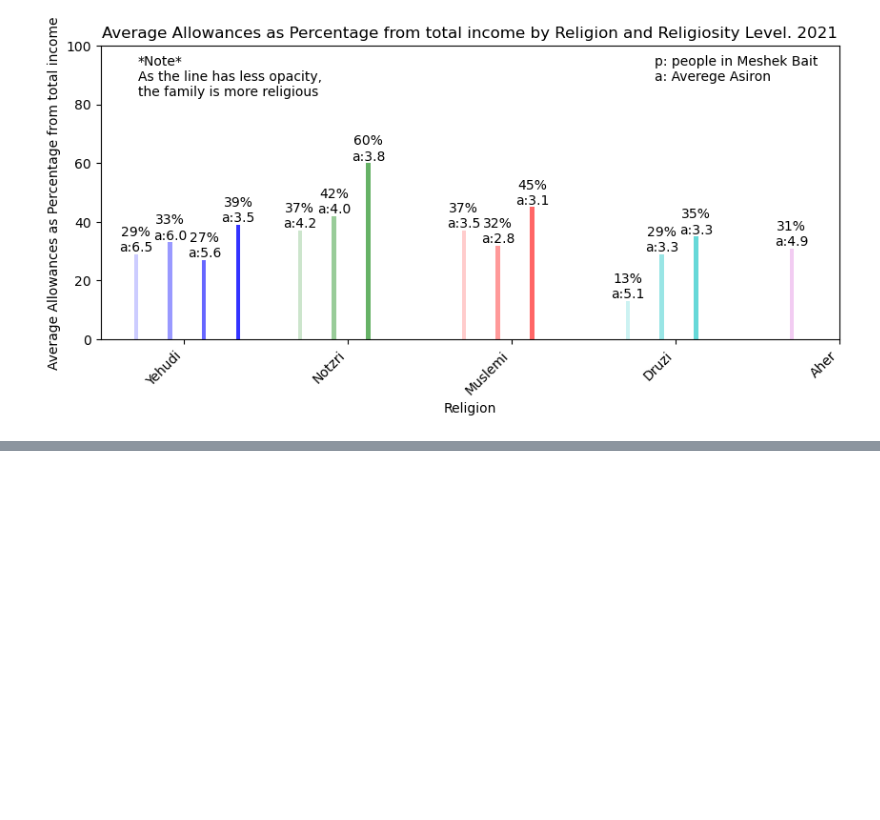
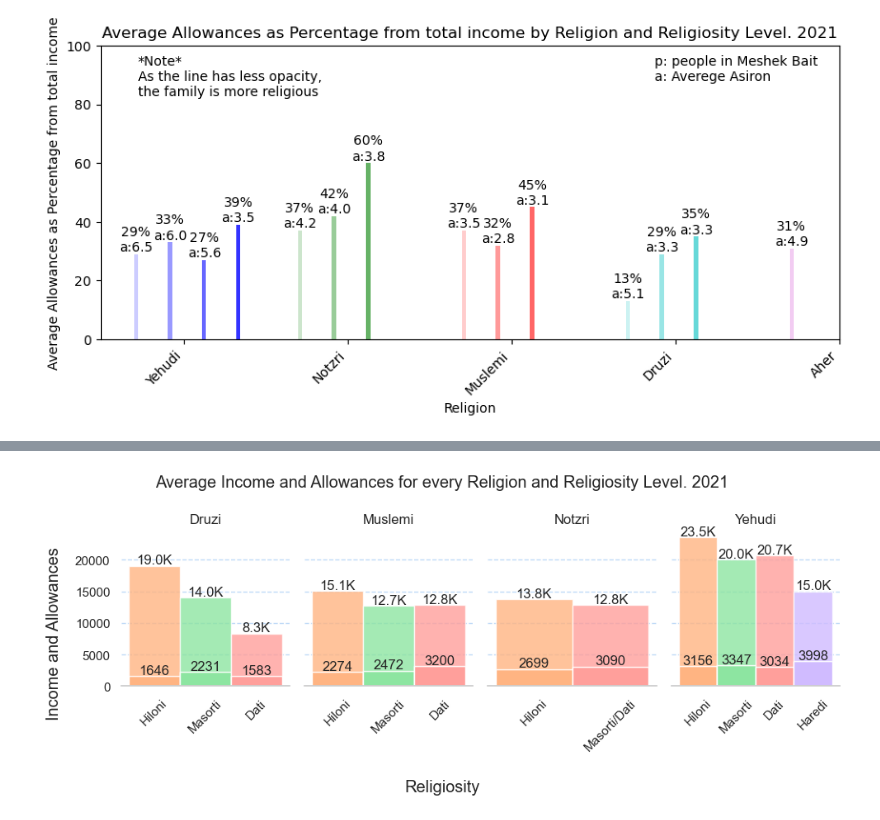
Before and after one commit to eladreuveni/Lamas, a Jupyter notebook: allowences_21.ipynb, the cells around one changed output, grey strips where cells are left out. Drawn from its saved outputs; the diff is of its cells as text; code cells hidden in the pictures; blank space fills up the shorter version.

```diff
--- a/allowences_21.ipynb
+++ b/allowences_21.ipynb
@@ -169,0 +381,61 @@ Text(0.75, 0.97, 'p: people in Meshek Bait\na: Averege Asiron')
+# %%
+# Assuming your data is stored in a DataFrame named 'grouped_df'
+religions = grouped_df['religion_name'].unique()
+
+# Define custom sort order
+custom_order = ['Hiloni', 'Masorti', 'Masorti/Dati', 'Dati', 'Haredi', 'all']
+
+# Define bar width
+bar_width = 1
+
+palette = sns.color_palette('pastel')
+color_dict = {
+    'all': palette[0],
+    'Hiloni': palette[1],
+    'Masorti': palette[2],
+    'Masorti/Dati': palette[3],
+    'Dati': palette[3],
+    'Haredi': palette[4],
+}
+
+# Plotting subplots with shared y-axis
+fig, axes = plt.subplots(1, len(religions), figsize=(10, 4), sharey=True)
+bottom = np.zeros(3)
+
+for i, ax in enumerate(axes.flatten()):
+    grouped_df['grouped_religiosity'] = pd.Categorical(grouped_df['grouped_religiosity'], categories=custom_order, ordered=True)
+    dfi = grouped_df[grouped_df['religion_name'] == religions[i]]
+    dfi = dfi.sort_values('grouped_religiosity')
+    positions = np.arange(len(dfi))  # Set positions for bars
+
+    for j, (_, data) in enumerate(dfi.iterrows()):
+        tot_allow = data['total_allowances']
+        bruto = data['bruto_income']
+        ax.bar(positions[j], tot_allow, bottom=bottom, width=bar_width, color=color_dict[data['grouped_religiosity']], alpha=1)
+        ax.bar(positions[j], bruto - tot_allow, bottom=tot_allow, width=bar_width, color=color_dict[data['grouped_religiosity']], alpha=0.8)
+#         bottom += data['bruto_income']
+        # Add labels above the bars
+        ax.text(j * bar_width, tot_allow + 300, f"{(tot_allow):.0f}", ha='center')
+        ax.text(j * bar_width, bruto + 300, f"{(bruto/1000):.1f}K", ha='center')
+
+    ax.set_title(religions[i])
+    ax.set_xticks(positions)
+    ax.set_xticklabels(dfi['grouped_religiosity'], rotation=45)  # Set x-axis labels
+
+    ax.spines['top'].set_visible(False)
+    ax.spines['right'].set_visible(False)
+    ax.spines['left'].set_visible(False)
+
+    # Styles
+    ax.yaxis.grid(True, linestyle='--', alpha=0.7, color=sns.color_palette('pastel')[0])  # Use the color from the palette
+    ax.xaxis.grid(False)
+
+# Set labels and title
+fig.suptitle('Average Income and Allowances for every Religion and Religiosity Level. 2021')
+fig.supxlabel('Religiosity')
+fig.supylabel('Income and Allowances')
+
+plt.tight_layout()
+plt.show()
+# %% [output]
+[figure, added]
```
Also changed, not shown: parts of 5 cells of this notebook, 2 other files.
